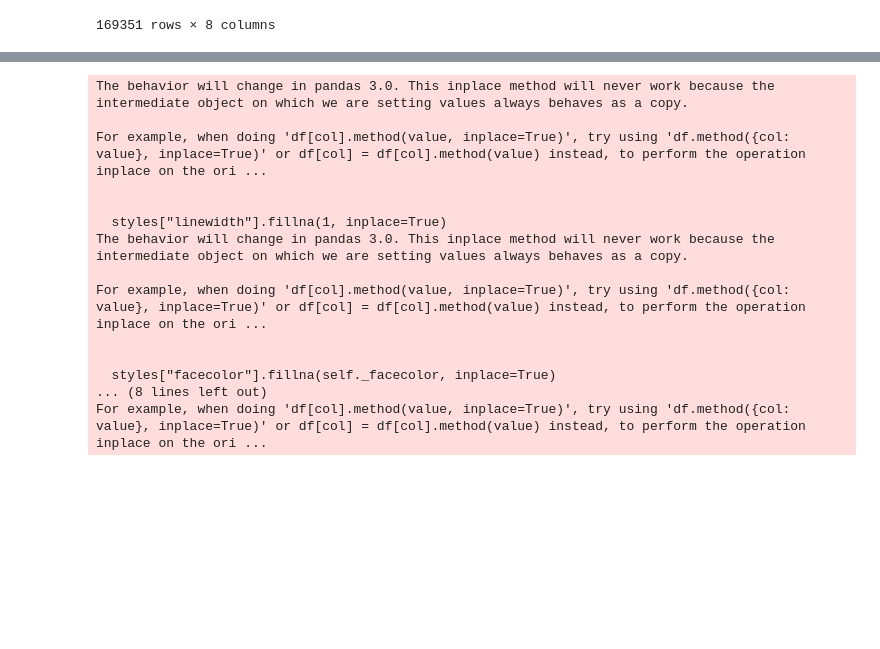
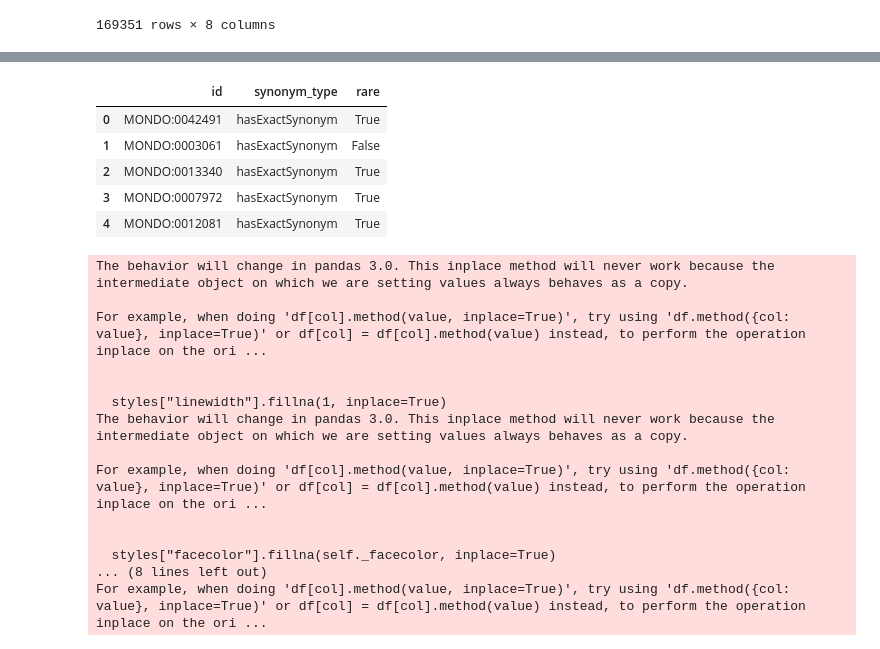
Before and after one commit to monarch-initiative/mondo, a Jupyter notebook: src/scripts/notebooks/mondo_paper_plots.ipynb, the cells around one changed output, grey strips where cells are left out. Cells and saved outputs as stored; diff of their text form; code cells hidden in the pictures; blank space fills up the shorter version.

```diff
--- a/src/scripts/notebooks/mondo_paper_plots.ipynb
+++ b/src/scripts/notebooks/mondo_paper_plots.ipynb
@@ -77,3 +92,12 @@ plt.show()
+# %%
+df_synonyms_unique.head()
+# %% [output]
+|  | id | synonym_type | rare |
+| 0 | MONDO:0042491 | hasExactSynonym | True |
+| 1 | MONDO:0003061 | hasExactSynonym | False |
+| 2 | MONDO:0013340 | hasExactSynonym | True |
+| 3 | MONDO:0007972 | hasExactSynonym | True |
+| 4 | MONDO:0012081 | hasExactSynonym | True |
 # %%
 def prepare_upset_membership_data(df_subset_upset):
     from upsetplot import from_memberships
```
Also changed, not shown: parts of 4 cells of this notebook, 2 other files.
